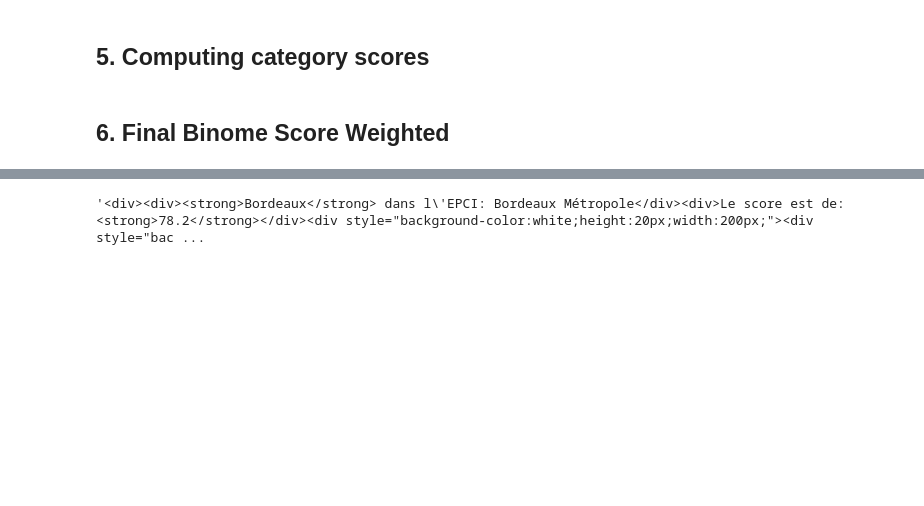
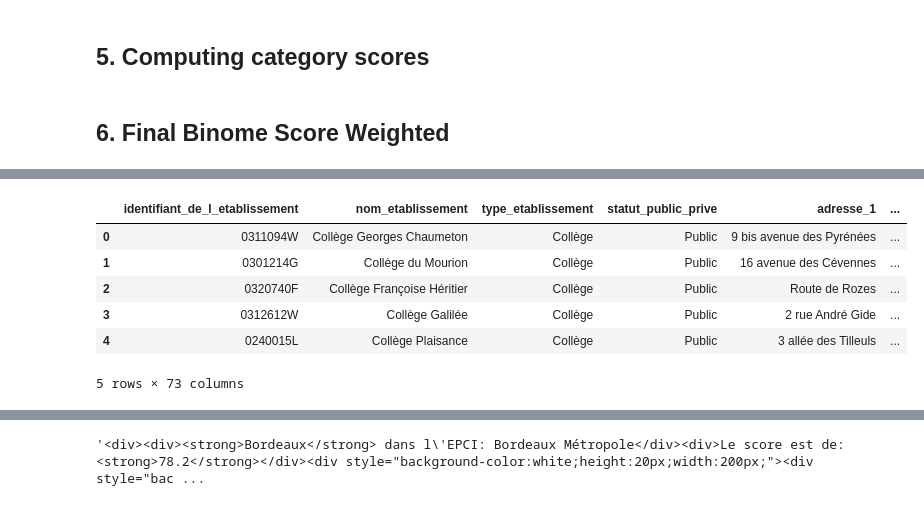
Before and after one commit to dataforgoodfr/13_odis, a Jupyter notebook: eda/notebooks/jacques-scoring.ipynb, the cells around one changed output, grey strips where cells are left out. Drawn from its saved outputs; the diff is of its cells as text; code cells hidden in the pictures; blank space fills up the shorter version.

```diff
--- a/eda/notebooks/jacques-scoring.ipynb
+++ b/eda/notebooks/jacques-scoring.ipynb
@@ -410,0 +549,11 @@ odis_search_best.explore('weighted_score')
+# %%
+ecoles = gpd.read_file('../csv_large/fr-en-annuaire-education.geojson')
+ecoles.head()
+# %% [output]
+|  | identifiant_de_l_etablissement | nom_etablissement | type_etablissement | statut_public_prive | adresse_1 | ... |
+| 0 | 0311094W | Collège Georges Chaumeton | Collège | Public | 9 bis avenue des Pyrénées | ... |
+| 1 | 0301214G | Collège du Mourion | Collège | Public | 16 avenue des Cévennes | ... |
+| 2 | 0320740F | Collège Françoise Héritier | Collège | Public | Route de Rozes | ... |
+| 3 | 0312612W | Collège Galilée | Collège | Public | 2 rue André Gide | ... |
+| 4 | 0240015L | Collège Plaisance | Collège | Public | 3 allée des Tilleuls | ... |
+5 rows × 73 columns
```
Also changed, not shown: parts of 36 cells of this notebook, 8 other files.
